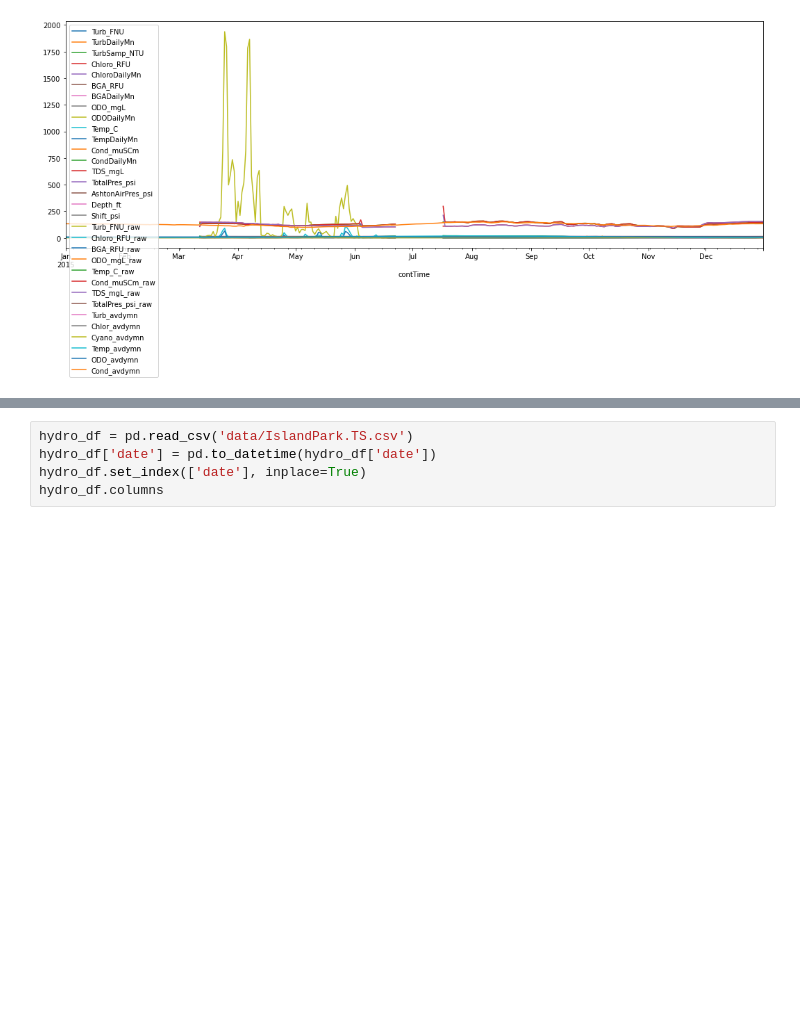
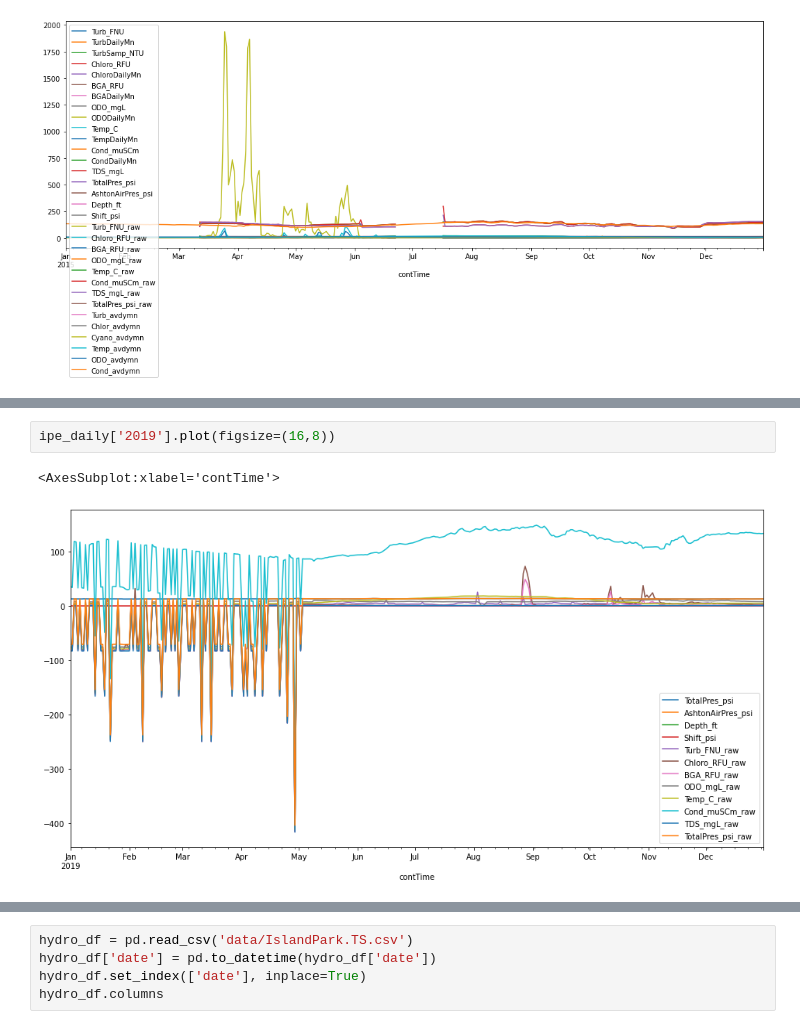
Before and after one commit to Krispy3/HFF_Water, a Jupyter notebook: scratch.ipynb, the cells around one changed output, grey strips where cells are left out. Saved outputs shown, nothing was run; the diff lists cells and outputs as text; blank space fills up the shorter version.

```diff
--- a/scratch.ipynb
+++ b/scratch.ipynb
@@ -84,3 +129,8 @@ ipe_daily.loc['2015'].plot(figsize=(18,6))
+# %%
+ipe_daily['2019'].plot(figsize=(16,8))
+# %% [output]
+<AxesSubplot:xlabel='contTime'>
+[figure, added]
 # %%
 ipe_daily.corr()
 # %% [output]
```
Also changed, not shown: parts of 25 cells of this notebook.
